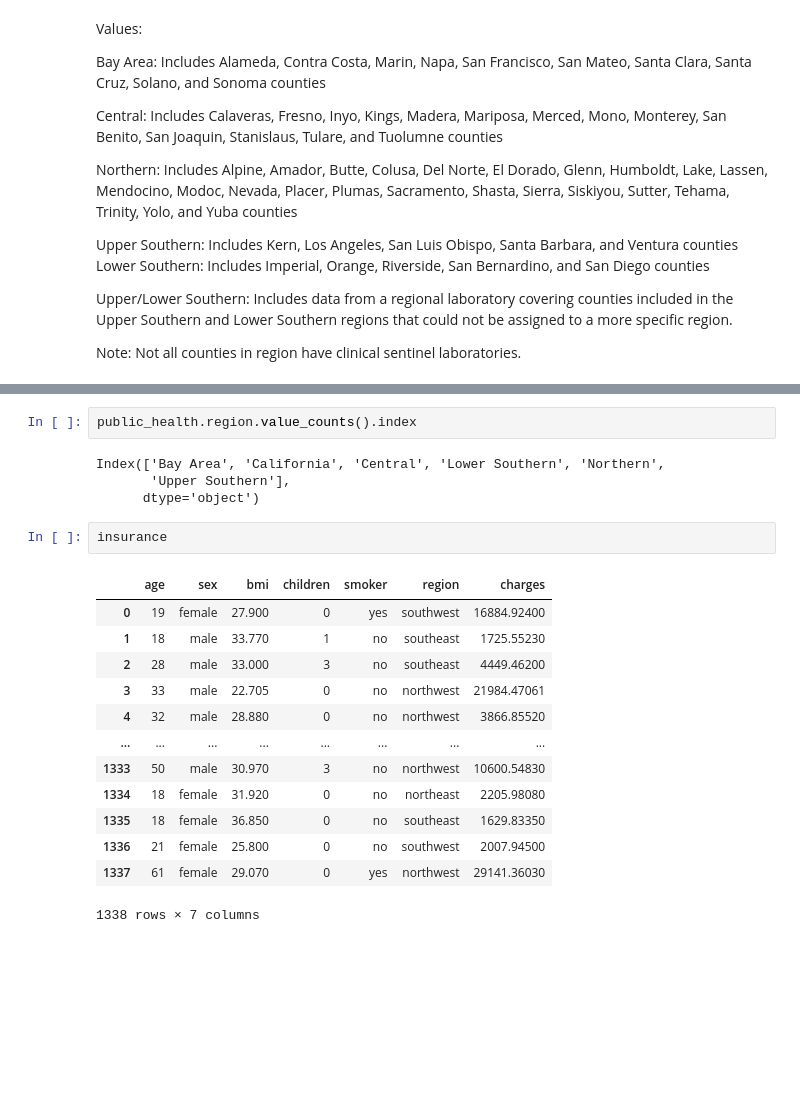
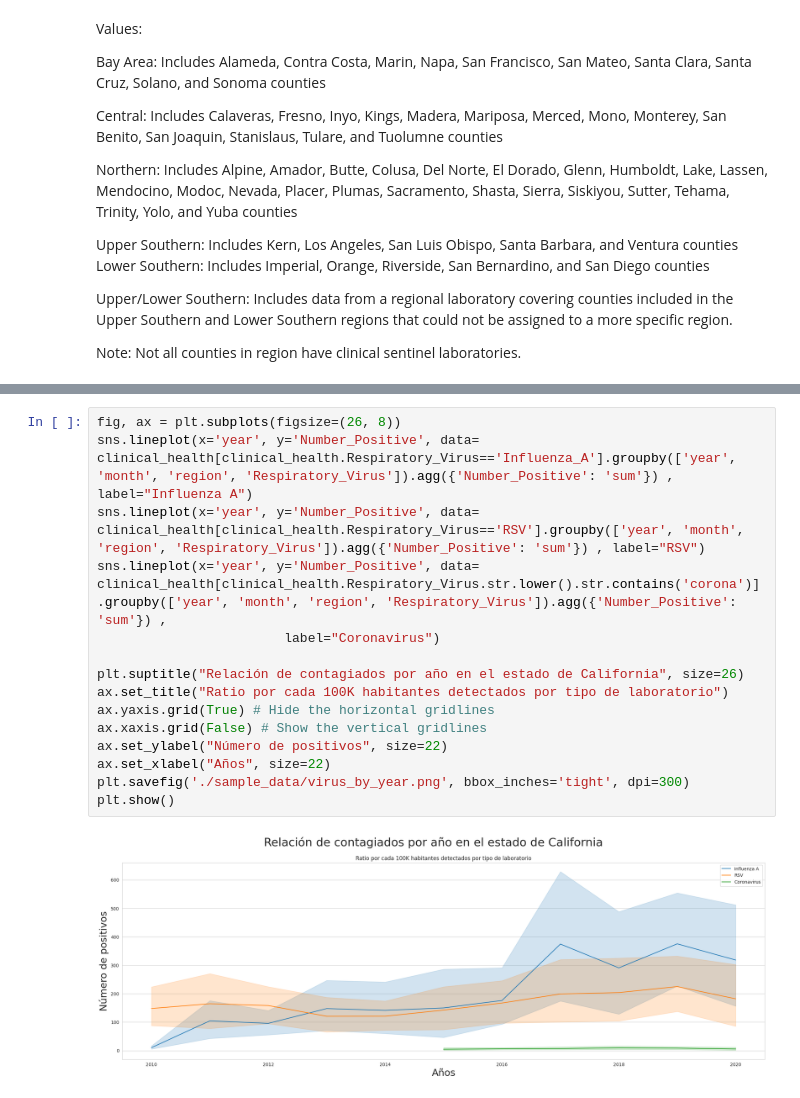
Before and after one commit to sanchezis/08MBID-Visualizacion-de-Datos, a Jupyter notebook: 08MBID_TP_Colab.ipynb, the cells around one changed output, grey strips where cells are left out. Cells and saved outputs as stored; diff of their text form; blank space fills up the shorter version.

```diff
--- a/08MBID_TP_Colab.ipynb
+++ b/08MBID_TP_Colab.ipynb
@@ -191,22 +274,17 @@ sns.lineplot(x='year', y='Number_Positive', data= clinical_health.groupby(['year
-# %%
-public_health.region.value_counts().index
-# %% [output]
-Index(['Bay Area', 'California', 'Central', 'Lower Southern', 'Northern',
-       'Upper Southern'],
-      dtype='object')
-# %%
-insurance
-# %% [output]
-|  | age | sex | bmi | children | smoker | region | charges |
-| 0 | 19 | female | 27.900 | 0 | yes | southwest | 16884.92400 |
-| 1 | 18 | male | 33.770 | 1 | no | southeast | 1725.55230 |
-| 2 | 28 | male | 33.000 | 3 | no | southeast | 4449.46200 |
-| 3 | 33 | male | 22.705 | 0 | no | northwest | 21984.47061 |
-| 4 | 32 | male | 28.880 | 0 | no | northwest | 3866.85520 |
-| ... | ... | ... | ... | ... | ... | ... | ... |
-| 1333 | 50 | male | 30.970 | 3 | no | northwest | 10600.54830 |
-| 1334 | 18 | female | 31.920 | 0 | no | northeast | 2205.98080 |
-| 1335 | 18 | female | 36.850 | 0 | no | southeast | 1629.83350 |
-| 1336 | 21 | female | 25.800 | 0 | no | southwest | 2007.94500 |
-| 1337 | 61 | female | 29.070 | 0 | yes | northwest | 29141.36030 |
-1338 rows × 7 columns
+# %%
+fig, ax = plt.subplots(figsize=(26, 8))
+sns.lineplot(x='year', y='Number_Positive', data= clinical_health[clinical_health.Respiratory_Virus=='Influenza_A'].groupby(['year', 'month', 'region', 'Respiratory_Virus']).agg({'Number_Positive': 'sum'}) , label="Influenza A")
+sns.lineplot(x='year', y='Number_Positive', data= clinical_health[clinical_health.Respiratory_Virus=='RSV'].groupby(['year', 'month', 'region', 'Respiratory_Virus']).agg({'Number_Positive': 'sum'}) , label="RSV")
+sns.lineplot(x='year', y='Number_Positive', data= clinical_health[clinical_health.Respiratory_Virus.str.lower().str.contains('corona')].groupby(['year', 'month', 'region', 'Respiratory_Virus']).agg({'Number_Positive': 'sum'}) ,
+                        label="Coronavirus")
+
+plt.suptitle("Relación de contagiados por año en el estado de California", size=26)
+ax.set_title("Ratio por cada 100K habitantes detectados por tipo de laboratorio")
+ax.yaxis.grid(True) # Hide the horizontal gridlines
+ax.xaxis.grid(False) # Show the vertical gridlines
+ax.set_ylabel("Número de positivos", size=22)
+ax.set_xlabel("Años", size=22)
+plt.savefig('./sample_data/virus_by_year.png', bbox_inches='tight', dpi=300)
+plt.show()
+# %% [output]
+[figure, added]
```
Also changed, not shown: parts of 22 cells of this notebook.
